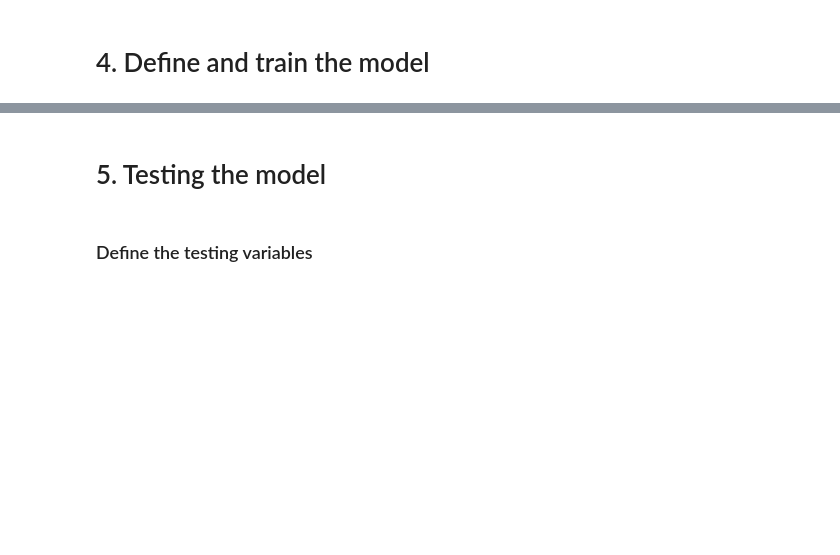
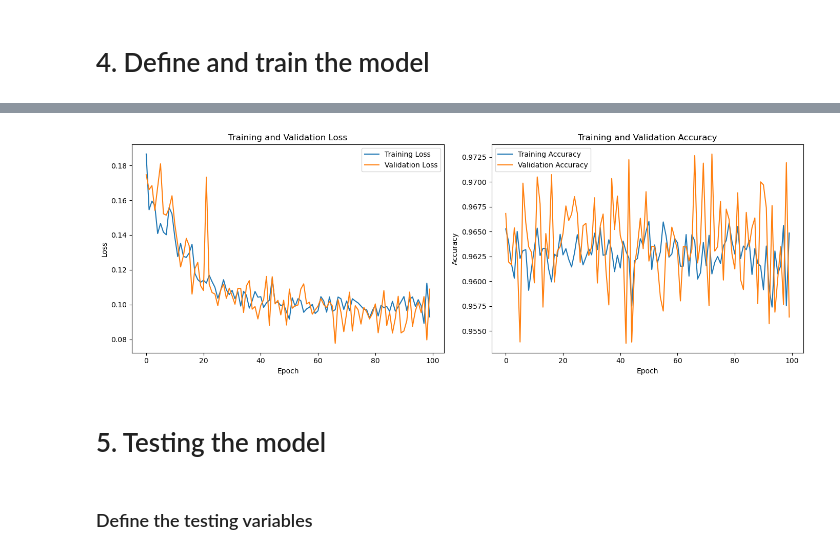
Before and after one commit to ahmedqasem/amsunet, a Jupyter notebook: ams_unet_notebook.ipynb, the cells around one changed output, grey strips where cells are left out. Saved outputs shown, nothing was run; the diff lists cells and outputs as text; code cells hidden in the pictures; blank space fills up the shorter version.

```diff
--- a/ams_unet_notebook.ipynb
+++ b/ams_unet_notebook.ipynb
@@ -96,12 +112,13 @@ print(f"Steps per epoch: {steps_per_epoch}")
 # Define data augmentation parameters for the training generator
 data_gen_args = dict(
     rotation_range=0.2,         # Randomly rotate images within a range of ±20%
-    width_shift_range=0.05,     # Randomly shift the image width by ±5% of the total width
+    width_shift_range=0.15,     # Randomly shift the image width by ±5% of the total width
     height_shift_range=0.05,    # Randomly shift the image height by ±5% of the total height
     shear_range=0.05,           # Apply random shearing transformations within ±5% range
-    zoom_range=0.05,            # Randomly zoom in/out on images within ±5% range
+    zoom_range=0.5,            # Randomly zoom in/out on images within ±5% range
     horizontal_flip=True,       # Randomly flip images horizontally
-    fill_mode='nearest'         # Fill any gaps in transformed images using nearest neighbor pixels
+    fill_mode='constant',
+    cval=0         # Fill any gaps in transformed images using a constant value
 )
 
 # Create a data generator for training
@@ -114,6 +131,18 @@ myGene = trainGenerator(
     save_to_dir=None,               # Augmented images will not be saved to any directory
     target_size=(im_height, im_width)  # Resize all input images and masks to the specified dimensions (`(im_height, im_width)`)
 )
+
+
+# Define a separate data generator function for validation
+valGene = trainGenerator(
+    batch_size=batch_size,           # Keep the same batch size
+    train_path=valid_folder,           # Path to the folder containing validation data
+    image_folder='image',            # Subfolder for images
+    mask_folder='label',             # Subfolder for masks
+    aug_dict={},                     # No augmentation for validation
+    save_to_dir=None,                # No need to save output
+    target_size=(im_height, im_width)  # Resize images/masks
+)
 # %% [markdown]
 ### view one of the images generated by the generator
 
@@ -160,25 +235,33 @@ history = model.fit_generator(
 # %%
-# Visualize the training history
-plt.figure(figsize=(12, 4))
 
-# Plot training loss
+# Visualize the training and validation history
+plt.figure(figsize=(14, 5))
+
+# Plot training and validation loss
 plt.subplot(1, 2, 1)
 plt.plot(history.history['loss'], label='Training Loss')
+if 'val_loss' in history.history:
+    plt.plot(history.history['val_loss'], label='Validation Loss')
 plt.xlabel('Epoch')
 plt.ylabel('Loss')
-plt.title('Training Loss')
+plt.title('Training and Validation Loss')
 plt.legend()
 
-# If accuracy metric is available
+# Plot training and validation accuracy (if available)
+plt.subplot(1, 2, 2)
 if 'accuracy' in history.history:
-    plt.subplot(1, 2, 2)
     plt.plot(history.history['accuracy'], label='Training Accuracy')
-    plt.xlabel('Epoch')
-    plt.ylabel('Accuracy')
-    plt.title('Training Accuracy')
-    plt.legend()
+if 'val_accuracy' in history.history:
+    plt.plot(history.history['val_accuracy'], label='Validation Accuracy')
+plt.xlabel('Epoch')
+plt.ylabel('Accuracy')
+plt.title('Training and Validation Accuracy')
+plt.legend()
 
+plt.tight_layout()
 plt.show()
+# %% [output]
+[figure, added]
 # %% [markdown]
 # 5. Testing the model
 # %% [markdown]
```
Also changed, not shown: parts of 16 cells of this notebook, 1 other file.
